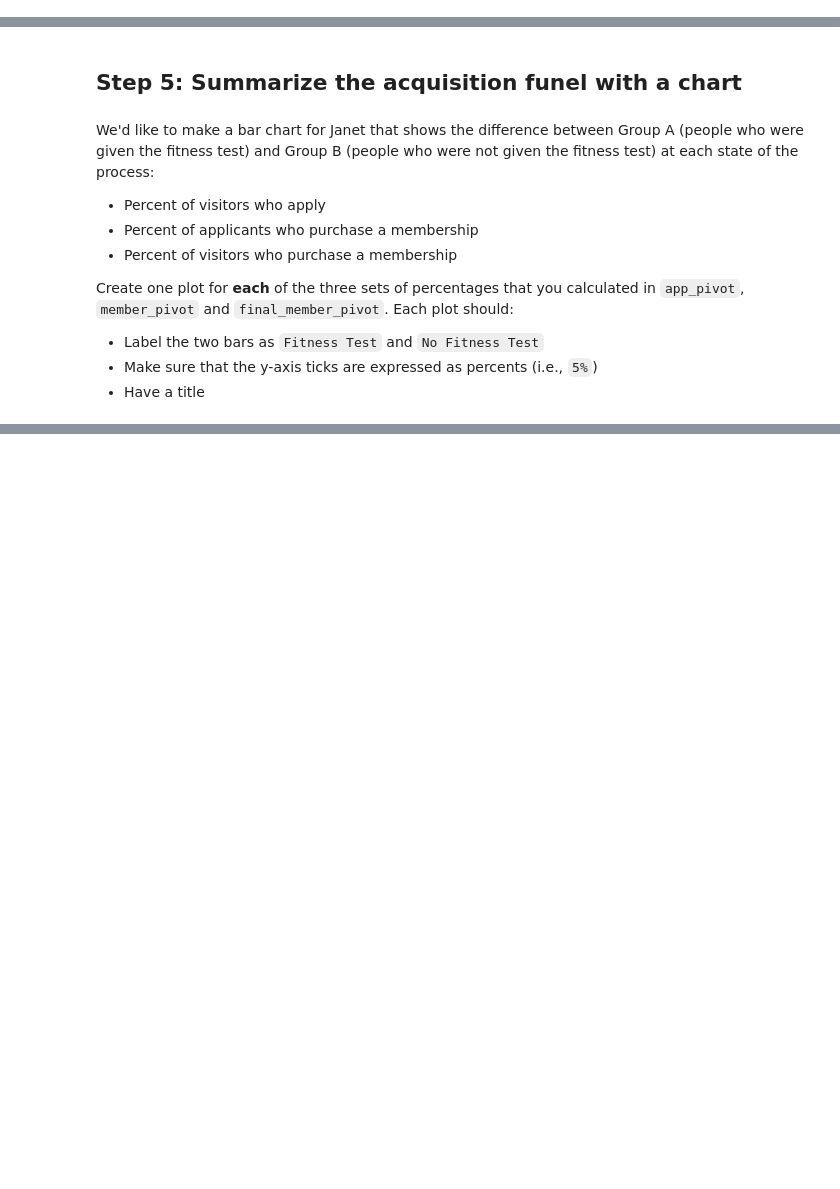
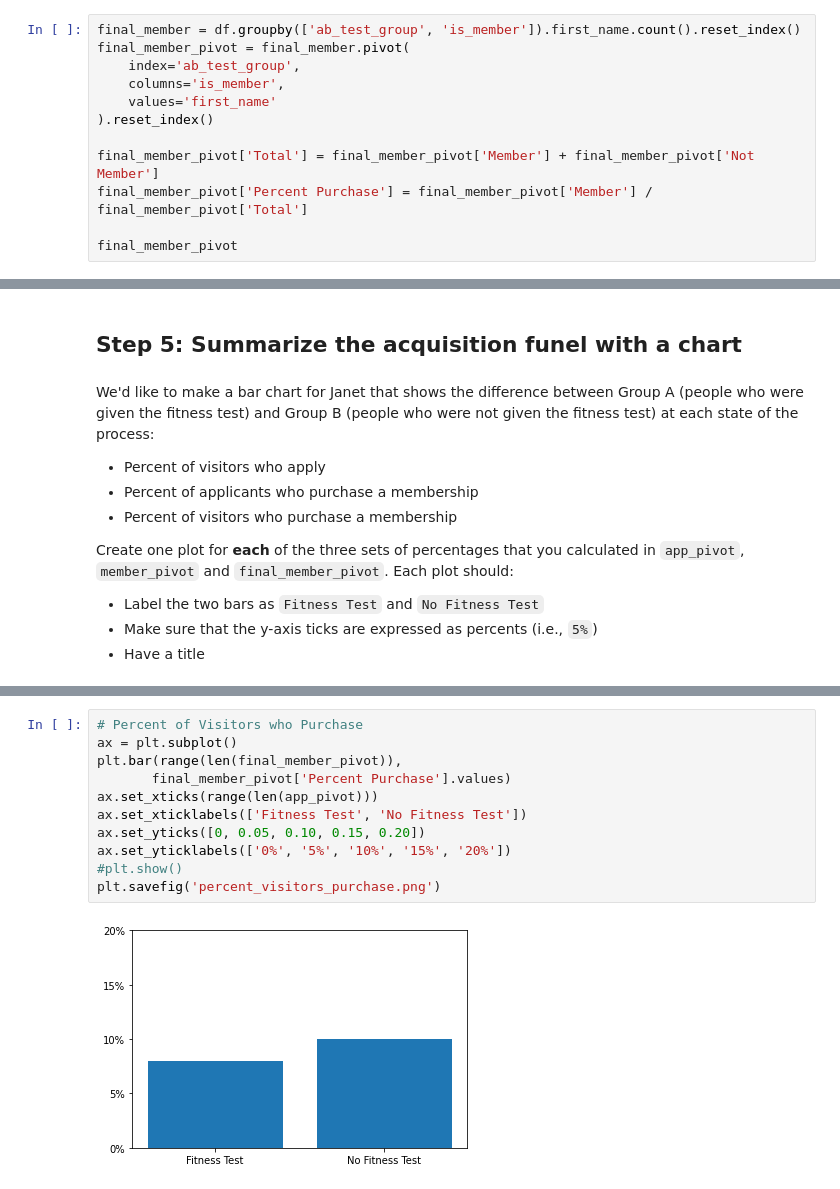
Before and after one commit to bravocharliemike/gym_ab, a Jupyter notebook: gym_ab.ipynb, the cells around one changed output, grey strips where cells are left out. Drawn from its saved outputs; the diff is of its cells as text; blank space fills up the shorter version.

```diff
--- a/gym_ab.ipynb
+++ b/gym_ab.ipynb
@@ -315,3 +442,15 @@ Previously, we looked at what percent of people **who picked up applications** p
 |1|B|?|?|?|?|
 
 Save your final DataFrame as `final_member_pivot`.
+# %%
+final_member = df.groupby(['ab_test_group', 'is_member']).first_name.count().reset_index()
+final_member_pivot = final_member.pivot(
+    index='ab_test_group',
+    columns='is_member',
+    values='first_name'
+).reset_index()
+
+final_member_pivot['Total'] = final_member_pivot['Member'] + final_member_pivot['Not Member']
+final_member_pivot['Percent Purchase'] = final_member_pivot['Member'] / final_member_pivot['Total']
+
+final_member_pivot
@@ -333,0 +516,13 @@ Create one plot for **each** of the three sets of percentages that you calculate
+# %%
+# Percent of Visitors who Purchase
+ax = plt.subplot()
+plt.bar(range(len(final_member_pivot)),
+       final_member_pivot['Percent Purchase'].values)
+ax.set_xticks(range(len(app_pivot)))
+ax.set_xticklabels(['Fitness Test', 'No Fitness Test'])
+ax.set_yticks([0, 0.05, 0.10, 0.15, 0.20])
+ax.set_yticklabels(['0%', '5%', '10%', '15%', '20%'])
+#plt.show()
+plt.savefig('percent_visitors_purchase.png')
+# %% [output]
+[figure, added]
```
Also changed, not shown: parts of 19 cells of this notebook, 4 other files.
